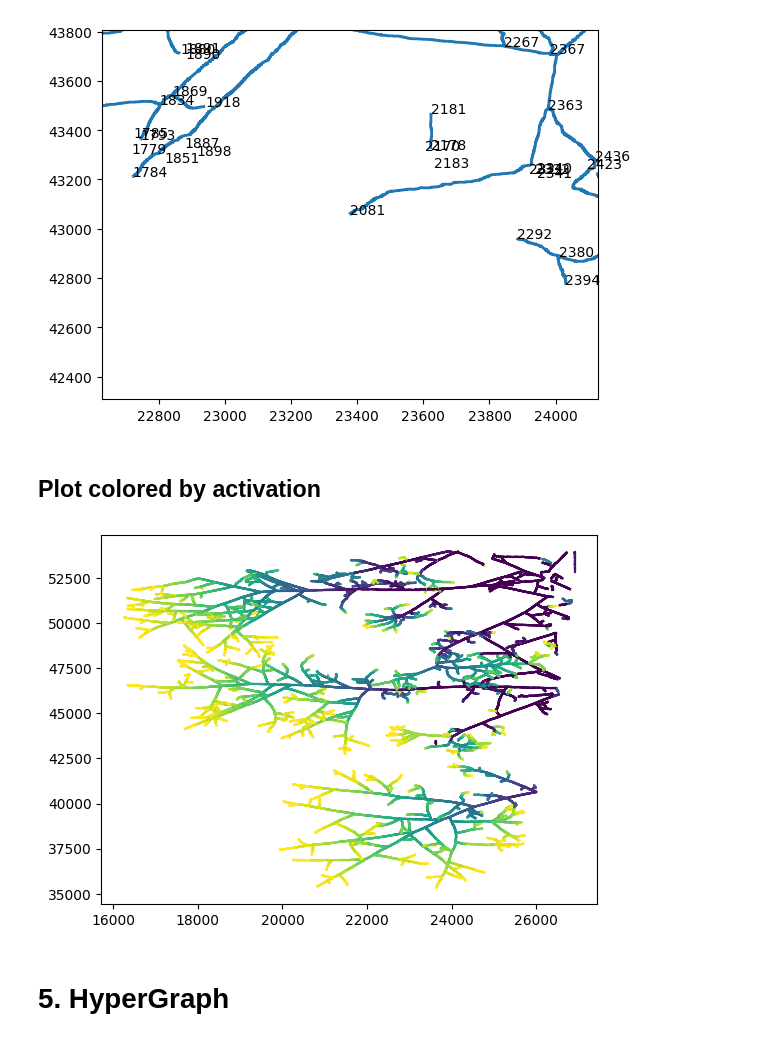
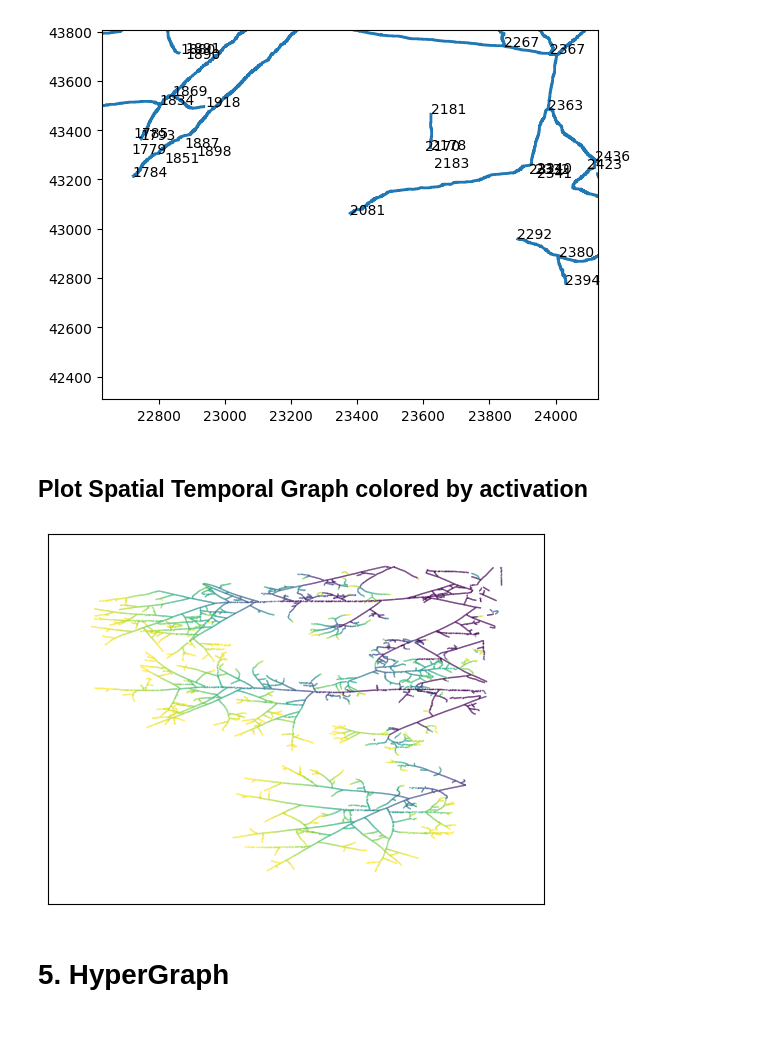
Before and after one commit to amin942001/STHype, a Jupyter notebook: examples/amftrack.ipynb, the cells around one changed output. Saved outputs shown, nothing was run; the diff lists cells and outputs as text; code cells hidden in the pictures.

Commit message:
plot with activation

```diff
--- a/examples/amftrack.ipynb
+++ b/examples/amftrack.ipynb
@@ -142,18 +142,11 @@ plot_spatial_graph_node(spatial_graphs[-1], 2081, area_size=1500, add_nodes=True
 # %% [output]
 [figure]
 # %% [markdown]
-## Plot colored by activation
+## Plot Spatial Temporal Graph colored by activation
-# %%
-from matplotlib import cm
-
-positions = nx.get_node_attributes(spatial_temporal_graph, 'position')
-for node1, node2, edge_data in spatial_temporal_graph.edges(data=True):
-    color = cm.viridis(edge_data['corrected_activation']/(len(spatial_graphs)-1))
-    position1, position2 = positions[node1], positions[node2]
-    x1, y1, x2, y2 = position1.x, position1.y, position2.x, position2.y
-    plt.plot([x1, x2], [y1, y2], color=color)
-# %% [output]
-[figure, removed]
+# %%
+plot_spatial_temporal_graph(spatial_temporal_graph, color_group='activation')
+# %% [output]
+[figure, added]
 # %% [markdown]
 # 5. HyperGraph
 # %% [markdown]
```
Also changed, not shown: 1 other file.
